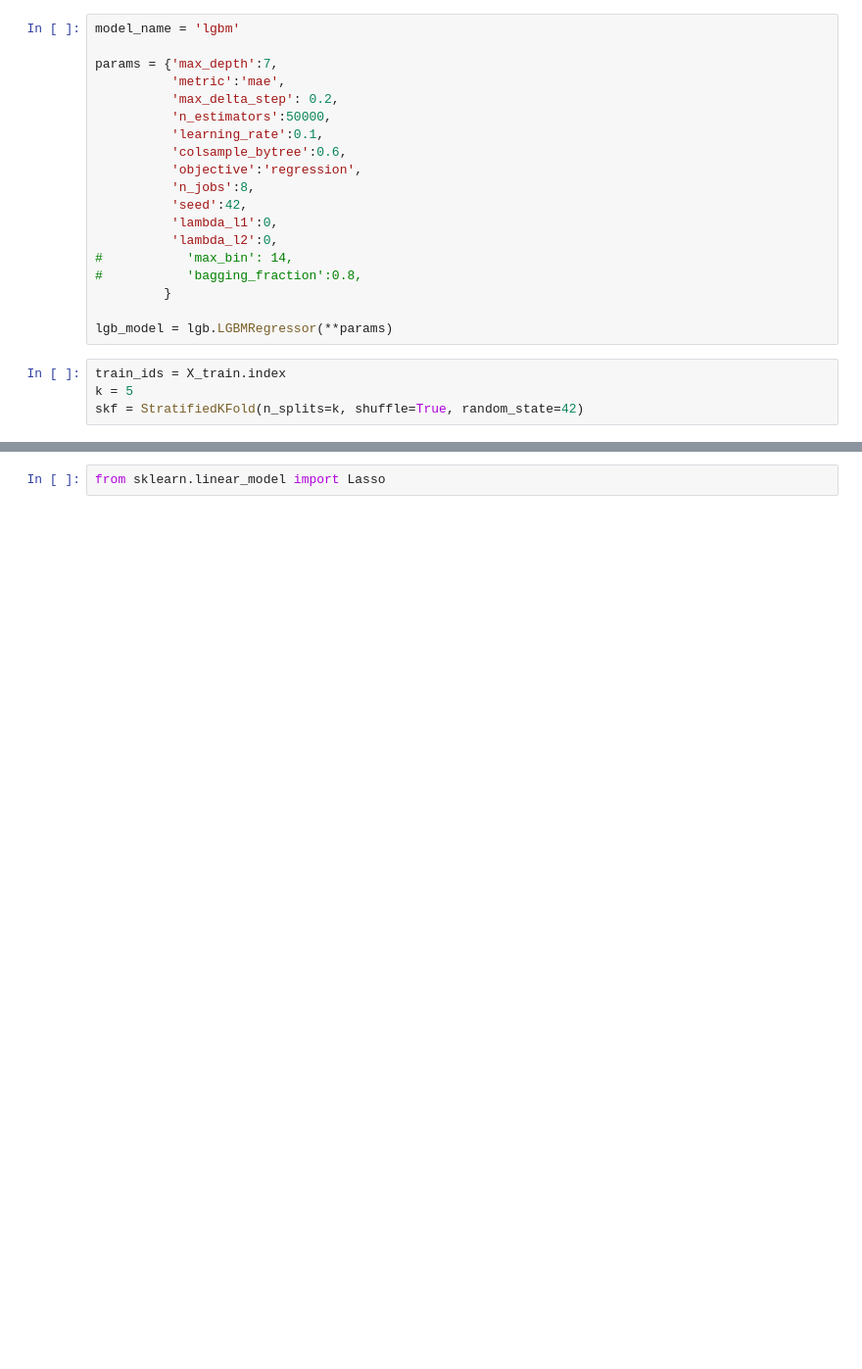
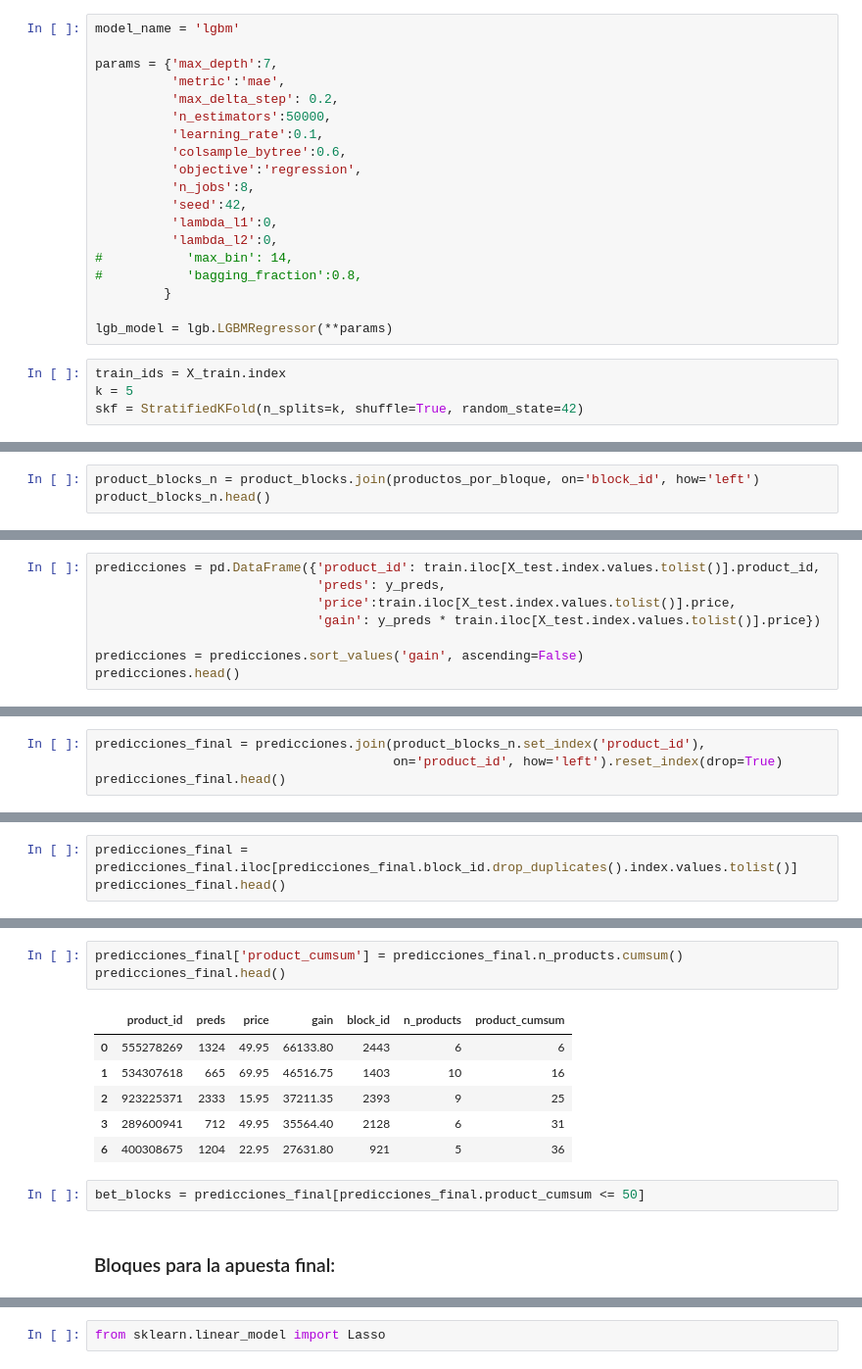
Before and after one commit to rodgomrod/Zara_Competition, a Jupyter notebook: Notebooks/R2_FT_ENG.ipynb, the cells around one changed output, grey strips where cells are left out. Shown: that part at 98% size. Saved outputs shown, nothing was run; the diff lists cells and outputs as text; blank space fills up the shorter version.

Commit message:
predictor de apuestas de bloques finalizado

```diff
--- a/Notebooks/R2_FT_ENG.ipynb
+++ b/Notebooks/R2_FT_ENG.ipynb
@@ -446,0 +439,3 @@ IMPORTANCIA DE LAS VARIABLES:
+# %%
+product_blocks_n = product_blocks.join(productos_por_bloque, on='block_id', how='left')
+product_blocks_n.head()
@@ -446,0 +449,8 @@ IMPORTANCIA DE LAS VARIABLES:
+# %%
+predicciones = pd.DataFrame({'product_id': train.iloc[X_test.index.values.tolist()].product_id,
+                             'preds': y_preds,
+                             'price':train.iloc[X_test.index.values.tolist()].price,
+                             'gain': y_preds * train.iloc[X_test.index.values.tolist()].price})
+
+predicciones = predicciones.sort_values('gain', ascending=False)
+predicciones.head()
@@ -446,0 +473,4 @@ IMPORTANCIA DE LAS VARIABLES:
+# %%
+predicciones_final = predicciones.join(product_blocks_n.set_index('product_id'),
+                                       on='product_id', how='left').reset_index(drop=True)
+predicciones_final.head()
@@ -446,0 +484,3 @@ IMPORTANCIA DE LAS VARIABLES:
+# %%
+predicciones_final = predicciones_final.iloc[predicciones_final.block_id.drop_duplicates().index.values.tolist()]
+predicciones_final.head()
@@ -446,0 +494,14 @@ IMPORTANCIA DE LAS VARIABLES:
+# %%
+predicciones_final['product_cumsum'] = predicciones_final.n_products.cumsum()
+predicciones_final.head()
+# %% [output]
+|  | product_id | preds | price | gain | block_id | n_products | product_cumsum |
+| 0 | 555278269 | 1324 | 49.95 | 66133.80 | 2443 | 6 | 6 |
+| 1 | 534307618 | 665 | 69.95 | 46516.75 | 1403 | 10 | 16 |
+| 2 | 923225371 | 2333 | 15.95 | 37211.35 | 2393 | 9 | 25 |
+| 3 | 289600941 | 712 | 49.95 | 35564.40 | 2128 | 6 | 31 |
+| 6 | 400308675 | 1204 | 22.95 | 27631.80 | 921 | 5 | 36 |
+# %%
+bet_blocks = predicciones_final[predicciones_final.product_cumsum <= 50]
+# %% [markdown]
+### Bloques para la apuesta final:
```
Also changed, not shown: parts of 16 cells of this notebook.
